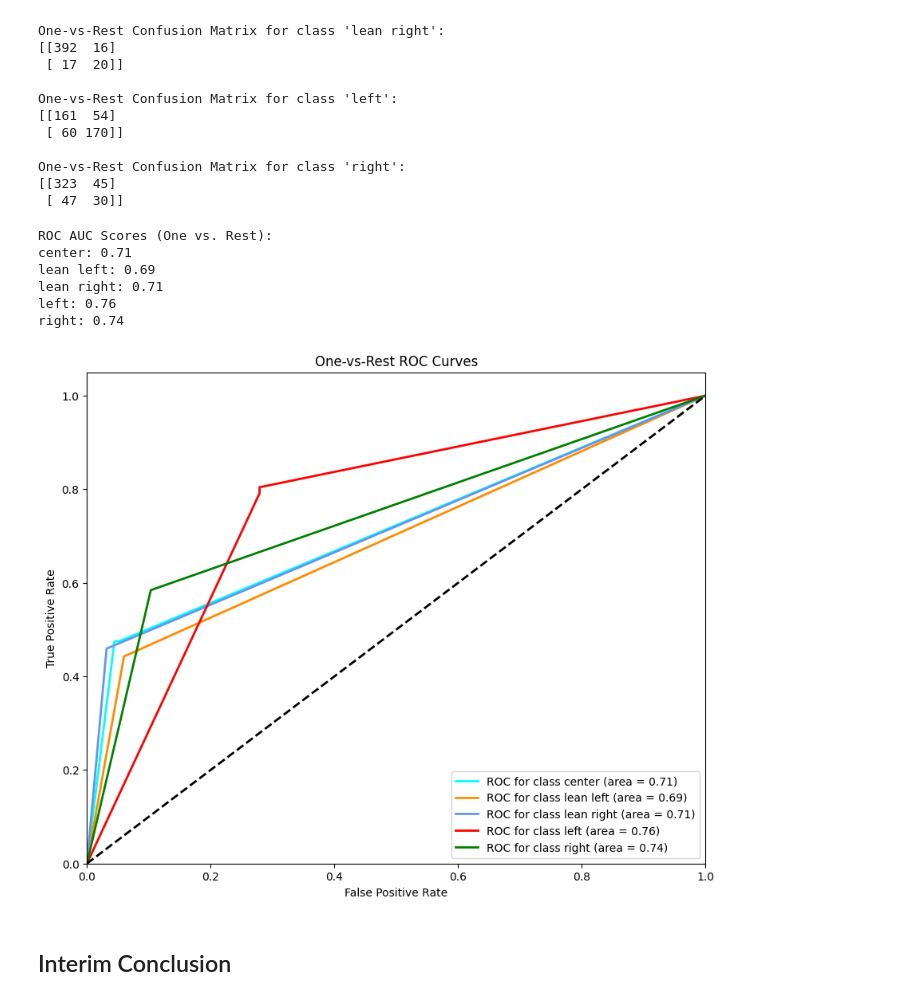
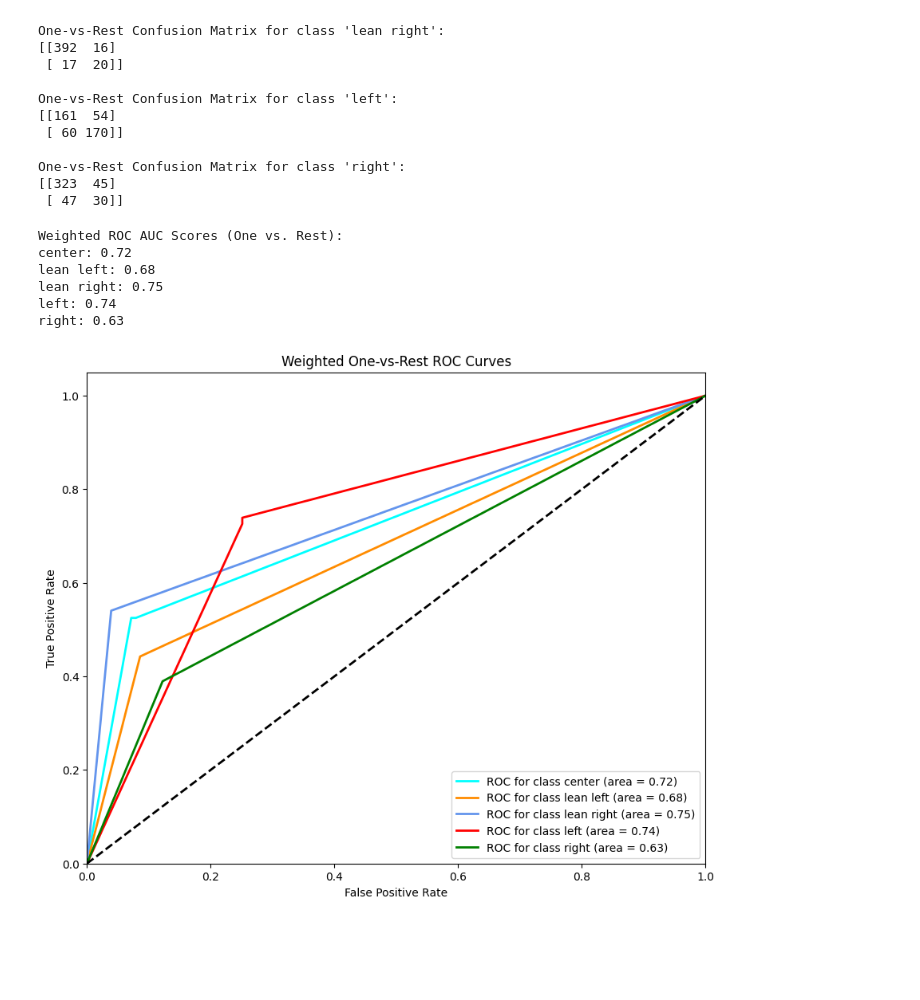
Before and after one commit to foongming/CS5242Project, a Jupyter notebook: decisionTree.ipynb, the cells around one changed output. Cells and saved outputs as stored; diff of their text form; code cells hidden in the pictures; blank space fills up the shorter version.

Commit message:
refactored but need to fix plotting bug

```diff
--- a/decisionTree.ipynb
+++ b/decisionTree.ipynb
@@ -89,0 +85,13 @@ Classification Report:
+# %%
+# Generate confusion matrix
+cm = confusion_matrix(y_test, y_pred)
+labels = pipeline.classes_  # Or use: labels = sorted(set(y_test))
+
+# Plot heatmap
+plt.figure(figsize=(8, 6))
+sns.heatmap(cm, annot=True, fmt='d', cmap='Blues', xticklabels=labels, yticklabels=labels)
+plt.xlabel('Predicted')
+plt.ylabel('True')
+plt.title('Unweighted Confusion Matrix Heatmap')
+plt.tight_layout()
+plt.show()
@@ -179,13 +191,15 @@ pipeline.fit(X_train, y_train)
 
 # Make predictions on the test set
 y_pred = pipeline.predict(X_test)
+y_score = pipeline.predict_proba(X_test) # update y_score for the new model
 
 # Evaluate the model
 accuracy = accuracy_score(y_test, y_pred)
+f1_macro = f1_score(y_test, y_pred, average='macro')
 report = classification_report(y_test, y_pred)
-conf_mat = confusion_matrix(y_test, y_pred)
 
-print("Decision Tree Classifier Accuracy: {:.2f}%".format(accuracy * 100))
-print("\nClassification Report:\n", report)
-print("Confusion Matrix:\n", conf_mat)
+print("Weighted Decision Tree Classifier Accuracy: {:.2f}%".format(accuracy * 100))
+print("Weighted Decision Tree Macro F1-score: {:.4f}".format(f1_macro))
+print("")
+print("Weighted Classification Report:\n", report)
 # %% [output]
@@ -208,0 +223,13 @@ Classification Report:
+# %%
+# Generate confusion matrix
+cm = confusion_matrix(y_test, y_pred)
+labels = pipeline.classes_  # Or use: labels = sorted(set(y_test))
+
+# Plot heatmap
+plt.figure(figsize=(8, 6))
+sns.heatmap(cm, annot=True, fmt='d', cmap='Blues', xticklabels=labels, yticklabels=labels)
+plt.xlabel('Predicted')
+plt.ylabel('True')
+plt.title('Weighted Confusion Matrix Heatmap')
+plt.tight_layout()
+plt.show()
@@ -238,37 +267,35 @@ One-vs-Rest Confusion Matrix for class 'right':
 # %%
 for i, c in enumerate(classes):
     # Compute AUC for each class
     auc = roc_auc_score(y_test_binarized[:, i], y_score[:, i])
     roc_auc_dict[c] = auc
     # Compute ROC curve for each class
     fpr[c], tpr[c], _ = roc_curve(y_test_binarized[:, i], y_score[:, i])
 
 # Print AUC scores
-print("ROC AUC Scores (One vs. Rest):")
+print("Weighted ROC AUC Scores (One vs. Rest):")
 for c, auc in roc_auc_dict.items():
     print(f"{c}: {auc:.2f}")
 
 # Plot the ROC curves for each class
 plt.figure(figsize=(10, 8))
 colors = cycle(['aqua', 'darkorange', 'cornflowerblue', 'red', 'green', 'purple', 'brown'])
 for c, color in zip(classes, colors):
     plt.plot(fpr[c], tpr[c], color=color, lw=2,
              label=f'ROC for class {c} (area = {roc_auc_dict[c]:0.2f})')
 plt.plot([0, 1], [0, 1], 'k--', lw=2)
 plt.xlim([0.0, 1.0])
 plt.ylim([0.0, 1.05])
 plt.xlabel('False Positive Rate')
 plt.ylabel('True Positive Rate')
-plt.title('One-vs-Rest ROC Curves')
+plt.title('Weighted One-vs-Rest ROC Curves')
 plt.legend(loc="lower right")
 plt.show()
 # %% [output]
-ROC AUC Scores (One vs. Rest):
-center: 0.71
-lean left: 0.69
-lean right: 0.71
-left: 0.76
-right: 0.74
+Weighted ROC AUC Scores (One vs. Rest):
+center: 0.72
+lean left: 0.68
+lean right: 0.75
+left: 0.74
+right: 0.63
-[figure, old version]
+[figure, new version]
-# %% [markdown]
-## Interim Conclusion
```
Also changed, not shown: parts of 22 cells of this notebook.
